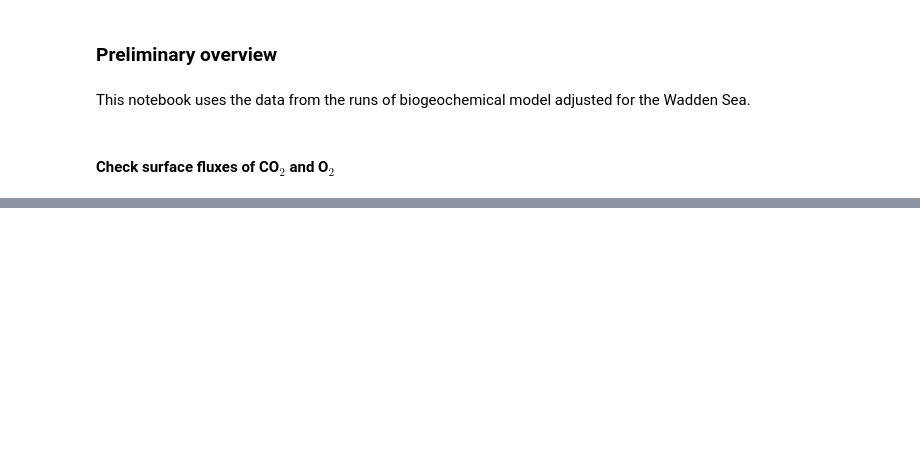
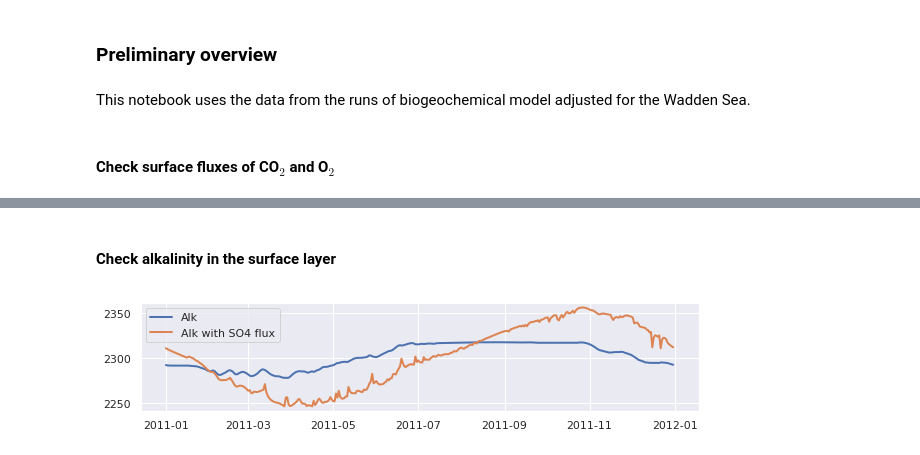
Before and after one commit to limash/Carbon_dioxide_absorption_drivers, a Jupyter notebook: 4_air-sea_flluxes_NS.ipynb, the cells around one changed output, grey strips where cells are left out. Cells and saved outputs as stored; diff of their text form; code cells hidden in the pictures; blank space fills up the shorter version.

Commit message:
Add alkalinity profile with and without the WS influence

```diff
--- a/4_air-sea_flluxes_NS.ipynb
+++ b/4_air-sea_flluxes_NS.ipynb
@@ -42,0 +43,21 @@ ax.legend(loc='upper left');
+# %% [markdown]
+#### Check alkalinity in the surface layer
+# %%
+ds = xr.open_dataset('data/base/water.nc')
+alk_df = ds['B_C_Alk'].to_dataframe()
+alk_surface = alk_df.groupby('z').get_group(1.250)
+alk = alk_surface.loc['2011-01-01':'2011-12-31']
+# %%
+ds = xr.open_dataset('data/with_so4/water.nc')
+alk_df = ds['B_C_Alk'].to_dataframe()
+alk_surface = alk_df.groupby('z').get_group(1.250)
+alk_with_so4_flux = alk_surface.loc['2011-01-01':'2011-12-31']
+# %%
+alk = alk.reset_index(); alk_with_so4_flux = alk_with_so4_flux.reset_index()
+# %%
+fig = plt.figure(figsize=(10, 2)); ax = fig.add_subplot(1, 1, 1);
+ax.plot(alk['time'], alk['B_C_Alk'], linewidth=2, label=r'Alk');
+ax.plot(alk_with_so4_flux['time'], alk_with_so4_flux['B_C_Alk'], linewidth=2, label=r'Alk with SO4 flux');
+ax.legend(loc='upper left');
+# %% [output]
+[figure, added]
```
Also changed, not shown: parts of 1 cell of this notebook, 2 other files.
